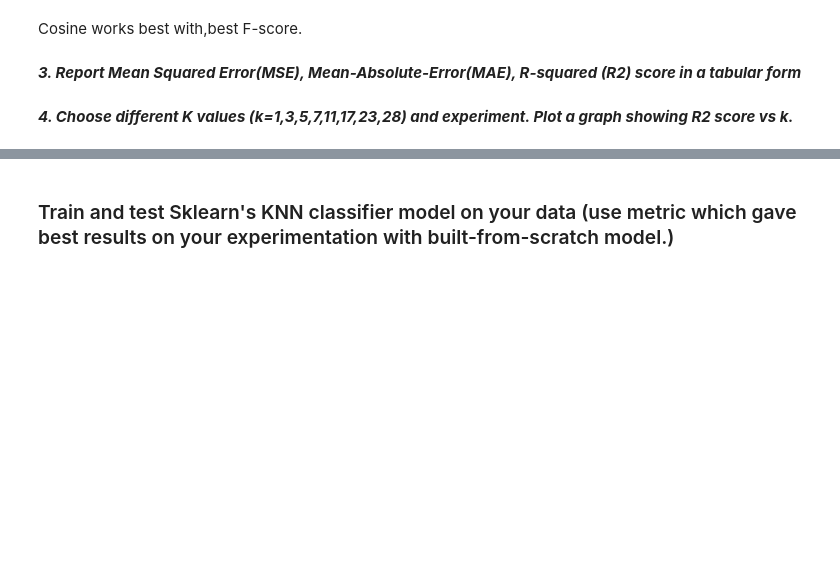
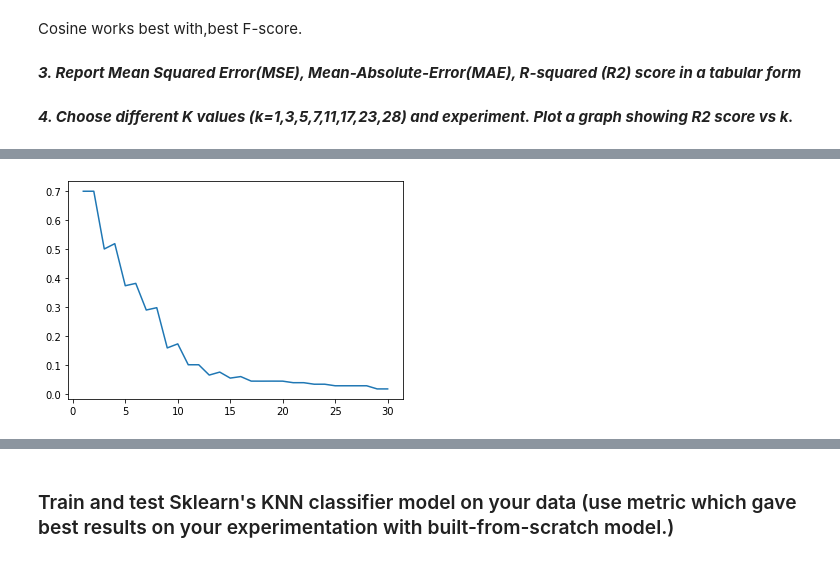
Before and after one commit to AbhinavChowdaryM98/KNN-And-Collaberative-Filtering, a Jupyter notebook: 2019101109_Assignment1_Question3.ipynb, the cells around one changed output, grey strips where cells are left out. Drawn from its saved outputs; the diff is of its cells as text; code cells hidden in the pictures; blank space fills up the shorter version.

```diff
--- a/2019101109_Assignment1_Question3.ipynb
+++ b/2019101109_Assignment1_Question3.ipynb
@@ -286,0 +293,5 @@ plt.show()
+# %%
+plt.plot(x,y_euclidean, label='Euclidean')
+plt.show()
+# %% [output]
+[figure, added]
```
Also changed, not shown: parts of 7 cells of this notebook.
